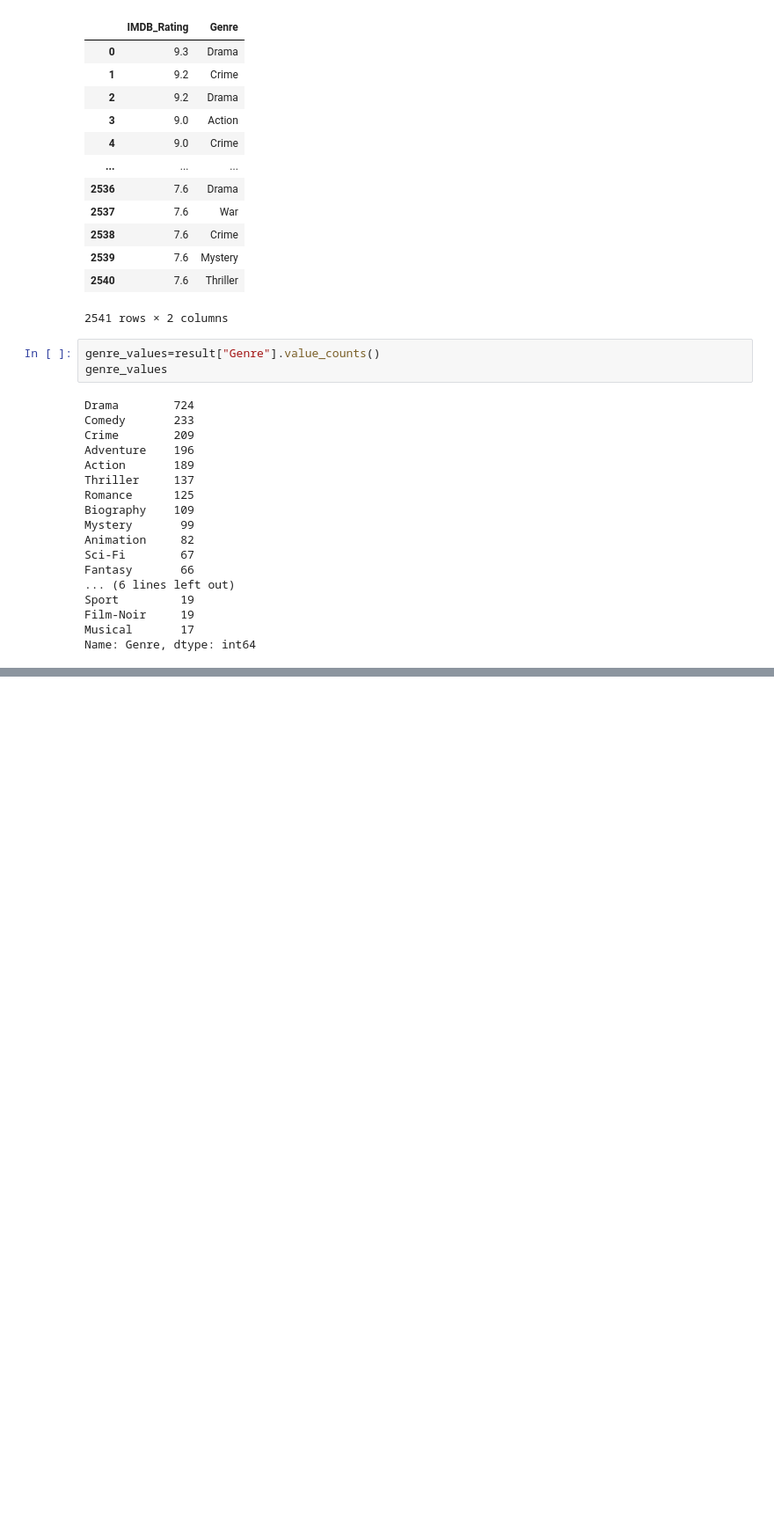
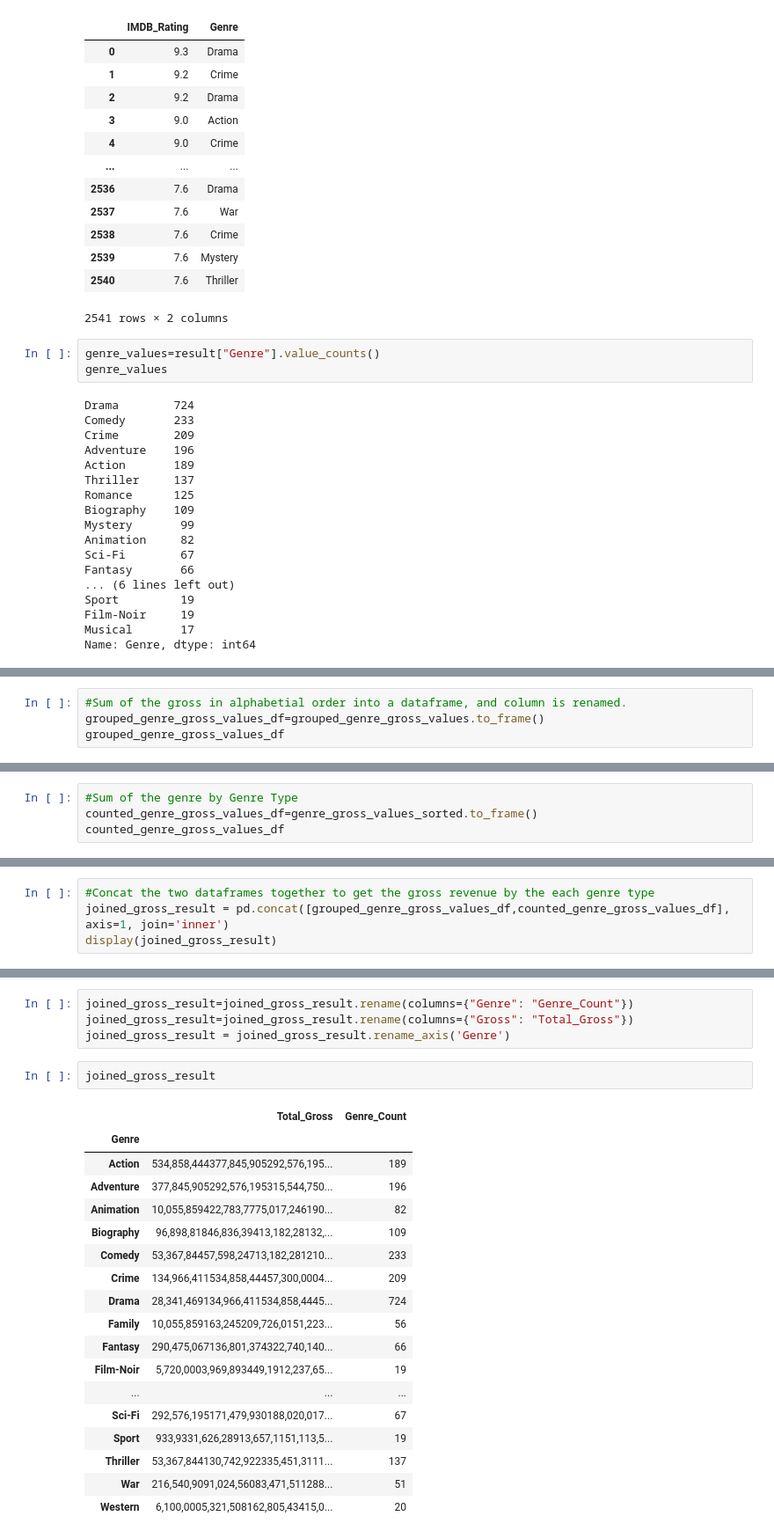
Before and after one commit to saaallyahmed/Mango5, a Jupyter notebook: ee_Top 1000 Movie Analysis.ipynb, the cells around one changed output, grey strips where cells are left out. Shown at 88% size. Drawn from its saved outputs; the diff is of its cells as text; blank space fills up the shorter version.

```diff
--- a/ee_Top 1000 Movie Analysis.ipynb
+++ b/ee_Top 1000 Movie Analysis.ipynb
@@ -142,0 +454,4 @@ summary_df
+# %%
+#Sum of the gross in alphabetial order into a dataframe, and column is renamed.
+grouped_genre_gross_values_df=grouped_genre_gross_values.to_frame()
+grouped_genre_gross_values_df
@@ -142,0 +477,4 @@ summary_df
+# %%
+#Sum of the genre by Genre Type
+counted_genre_gross_values_df=genre_gross_values_sorted.to_frame()
+counted_genre_gross_values_df
@@ -142,0 +499,4 @@ summary_df
+# %%
+#Concat the two dataframes together to get the gross revenue by the each genre type
+joined_gross_result = pd.concat([grouped_genre_gross_values_df,counted_genre_gross_values_df], axis=1, join='inner')
+display(joined_gross_result)
@@ -142,0 +521,25 @@ summary_df
+# %%
+joined_gross_result=joined_gross_result.rename(columns={"Genre": "Genre_Count"})
+joined_gross_result=joined_gross_result.rename(columns={"Gross": "Total_Gross"})
+joined_gross_result = joined_gross_result.rename_axis('Genre')
+# %%
+joined_gross_result
+# %% [output]
+|  | Total_Gross | Genre_Count |
+| Genre |  |  |
+| Action | 534,858,444377,845,905292,576,195... | 189 |
+| Adventure | 377,845,905292,576,195315,544,750... | 196 |
+| Animation | 10,055,859422,783,7775,017,246190... | 82 |
+| Biography | 96,898,81846,836,39413,182,28132,... | 109 |
+| Comedy | 53,367,84457,598,24713,182,281210... | 233 |
+| Crime | 134,966,411534,858,44457,300,0004... | 209 |
+| Drama | 28,341,469134,966,411534,858,4445... | 724 |
+| Family | 10,055,859163,245209,726,0151,223... | 56 |
+| Fantasy | 290,475,067136,801,374322,740,140... | 66 |
+| Film-Noir | 5,720,0003,969,893449,1912,237,65... | 19 |
+| ... | ... | ... |
+| Sci-Fi | 292,576,195171,479,930188,020,017... | 67 |
+| Sport | 933,9331,626,28913,657,1151,113,5... | 19 |
+| Thriller | 53,367,844130,742,922335,451,3111... | 137 |
+| War | 216,540,9091,024,56083,471,511288... | 51 |
+| Western | 6,100,0005,321,508162,805,43415,0... | 20 |
```
Also changed, not shown: parts of 42 cells of this notebook.
